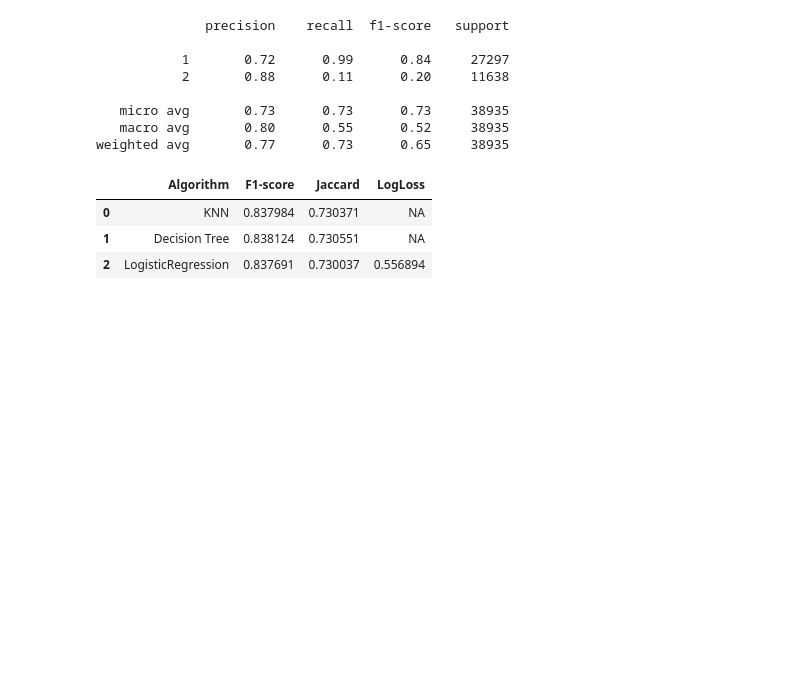
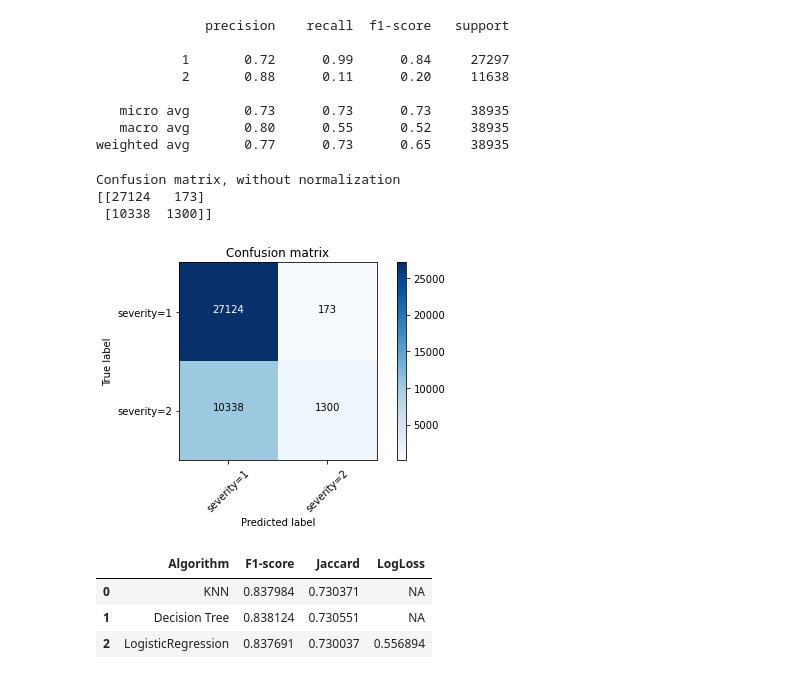
Before and after one commit to NGBALAJI/Coursera_Capstone, a Jupyter notebook: Capstone Project.ipynb, the cells around one changed output. Cells and saved outputs as stored; diff of their text form; code cells hidden in the pictures; blank space fills up the shorter version.

```diff
--- a/Capstone Project.ipynb
+++ b/Capstone Project.ipynb
@@ -501,6 +551,20 @@ print (classification_report(y_test, yhat))
    micro avg       0.73      0.73      0.73     38935
    macro avg       0.80      0.55      0.52     38935
 weighted avg       0.77      0.73      0.65     38935
+# %%
+# Compute confusion matrix
+cnf_matrix = confusion_matrix(y_test, yhat, labels=[1,2])
+np.set_printoptions(precision=2)
+
+
+# Plot non-normalized confusion matrix
+plt.figure()
+plot_confusion_matrix(cnf_matrix, classes=['severity=1','severity=2'],normalize= False,  title='Confusion matrix')
+# %% [output]
+Confusion matrix, without normalization
+[[27124   173]
+ [10338  1300]]
+[figure, added]
 # %%
 report
 # %% [output]
```
Also changed, not shown: parts of 3 cells of this notebook.
